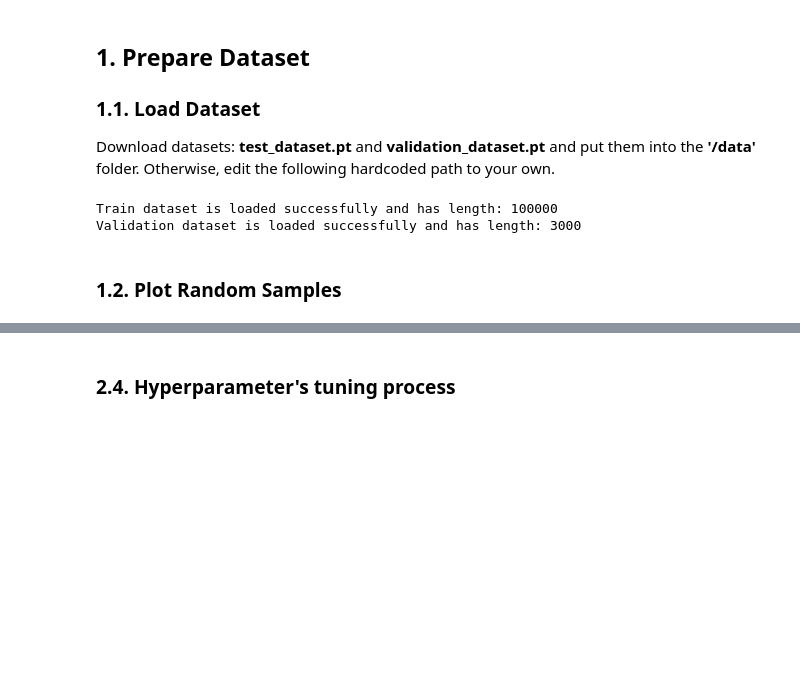
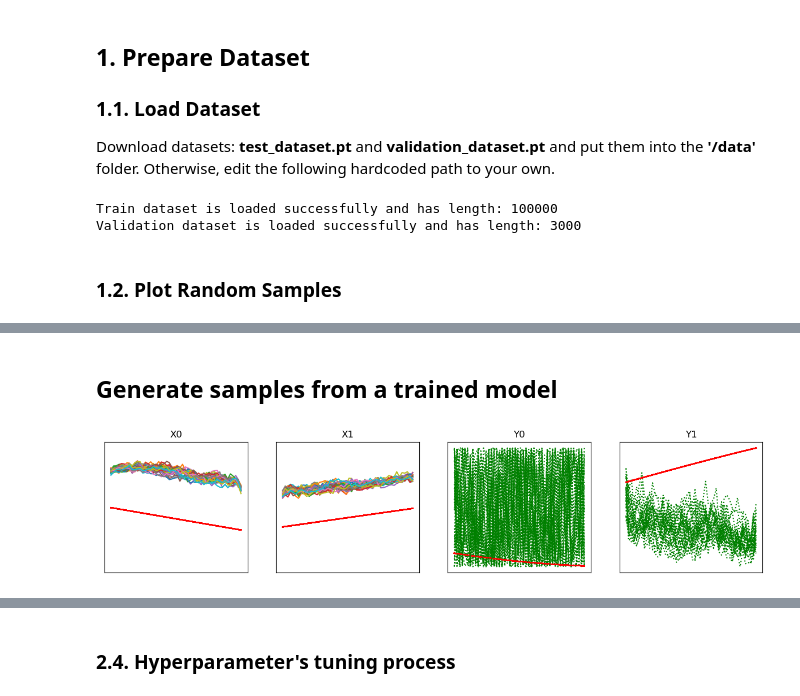
Before and after one commit to FReakYdiVi/2nn1b, a Jupyter notebook: Starter Notebook1.ipynb, the cells around one changed output, grey strips where cells are left out. Drawn from its saved outputs; the diff is of its cells as text; code cells hidden in the pictures; blank space fills up the shorter version.

```diff
--- a/Starter Notebook1.ipynb
+++ b/Starter Notebook1.ipynb
@@ -325,4 +181,5 @@ Here, we invite you to create your own neural network instead of the provided ex
 # %%
+#defining hyperparameter values
 hyperparameters = {
     "latent_dim": 100,
     "lr" : 0.0001,
@@ -335,7 +192,8 @@ hyperparameters = {
 
 latent_dim, lr, batch_size, beta, wx, wy, num_epochs = hyperparameters.values()
 
-cvae = CVAE_1(latent_dim).to(device)
+#defining model
+cvae = CVAE.CVAE_re(latent_dim).to(device)
 
 # Define the model and optimizer
 model = cvae
@@ -625,8 +233,8 @@ if cuda:
 np.random.seed(random_seed)
 
 for epoch in range(1, num_epochs + 1):
-    epoch_result = train_cvae_2(model, dataloader, optimizer, beta, wx, wy, epoch, functions)
+    epoch_result = CVAE_fn.train_cvae_re(model, dataloader, optimizer, beta, wx, wy, epoch, functions)
     print(epoch_result)
 
-test_cvae_2(model, validation_loader,beta, wx, wy, functions)
+CVAE_fn.test_cvae_re(model, validation_loader,beta, wx, wy, functions)
 # %% [output]
@@ -885 +259,25 @@ def plot_samples_stacked(x_given, x, y, fun_list, n_cols = 4, fig_size = 3):
+# %% [markdown]
+## Generate samples from a trained model
+# %%
+# update PyTorch DataLoader with current value of batch_size
+dataloader = DataLoader(dataset, batch_size = batch_size, shuffle=True)
+num_samples = 30
+
+input_shape=(1,50,2)
+number_of_points=50
+number_of_functions=2
+
+x_batch, y_batch = next(iter(dataloader))
+y_idx = np.random.randint(batch_size)
+given_x = x_batch[y_idx].unsqueeze(0).to(device)
+given_y = y_batch[y_idx].unsqueeze(0).to(device)
+
+given_y = torch.reshape(given_y, (len(given_y), 50*2))
+
+x_output, y_output = CVAE_fn.generate_samples_re(model, num_samples, given_y, input_shape)
+y_output = torch.reshape(y_output, (len(y_output), 1, number_of_points, number_of_functions))
+
+CVAE_fn.plot_samples_stacked(given_x, x_output.cpu(), y_output.cpu(),fun_list = functions)
+# %% [output]
+[figure, added]
 # %%
```
Also changed, not shown: parts of 21 cells of this notebook, 10 other files.
